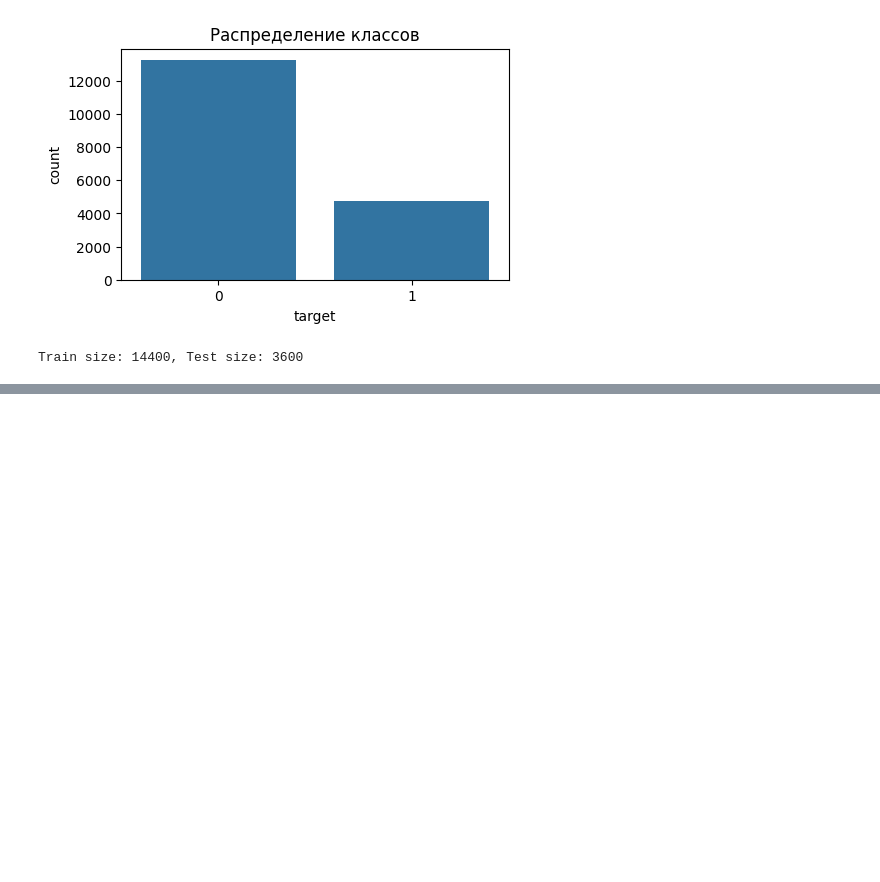
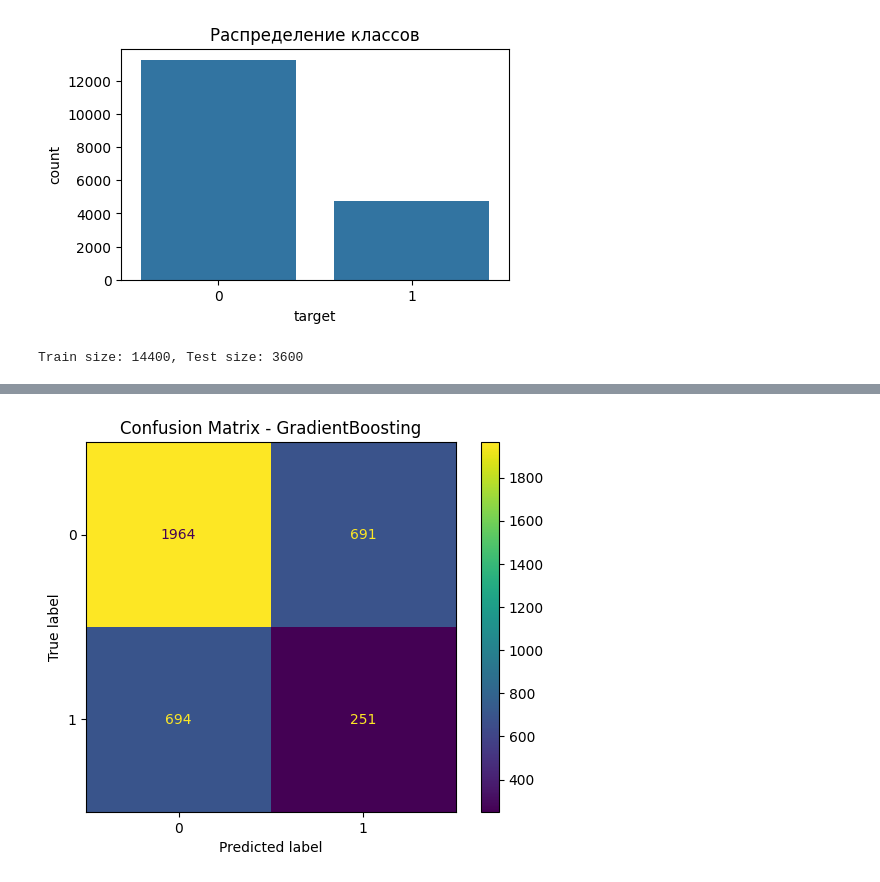
Before and after one commit to vsham05/AIE_course, a Jupyter notebook: homeworks/HW06/HW06.ipynb, the cells around one changed output, grey strips where cells are left out. Saved outputs shown, nothing was run; the diff lists cells and outputs as text; code cells hidden in the pictures; blank space fills up the shorter version.

```diff
--- a/homeworks/HW06/HW06.ipynb
+++ b/homeworks/HW06/HW06.ipynb
@@ -217,0 +251,10 @@ GB metrics: {'accuracy': 0.9094444444444445, 'f1': 0.8077830188679245, 'roc_auc'
+# %%
+cm_gb = confusion_matrix(y_test, y_pred_gb)
+disp_gb = ConfusionMatrixDisplay(confusion_matrix=cm_dummy, display_labels=[0,1])
+disp_gb.plot()
+plt.title('Confusion Matrix - GradientBoosting')
+plt.savefig('artifacts/figures/confusion_matrix_gb.png', bbox_inches='tight')
+plt.show()
+plt.close()
+# %% [output]
+[figure, added]
```
Also changed, not shown: parts of 8 cells of this notebook, 15 other files.
